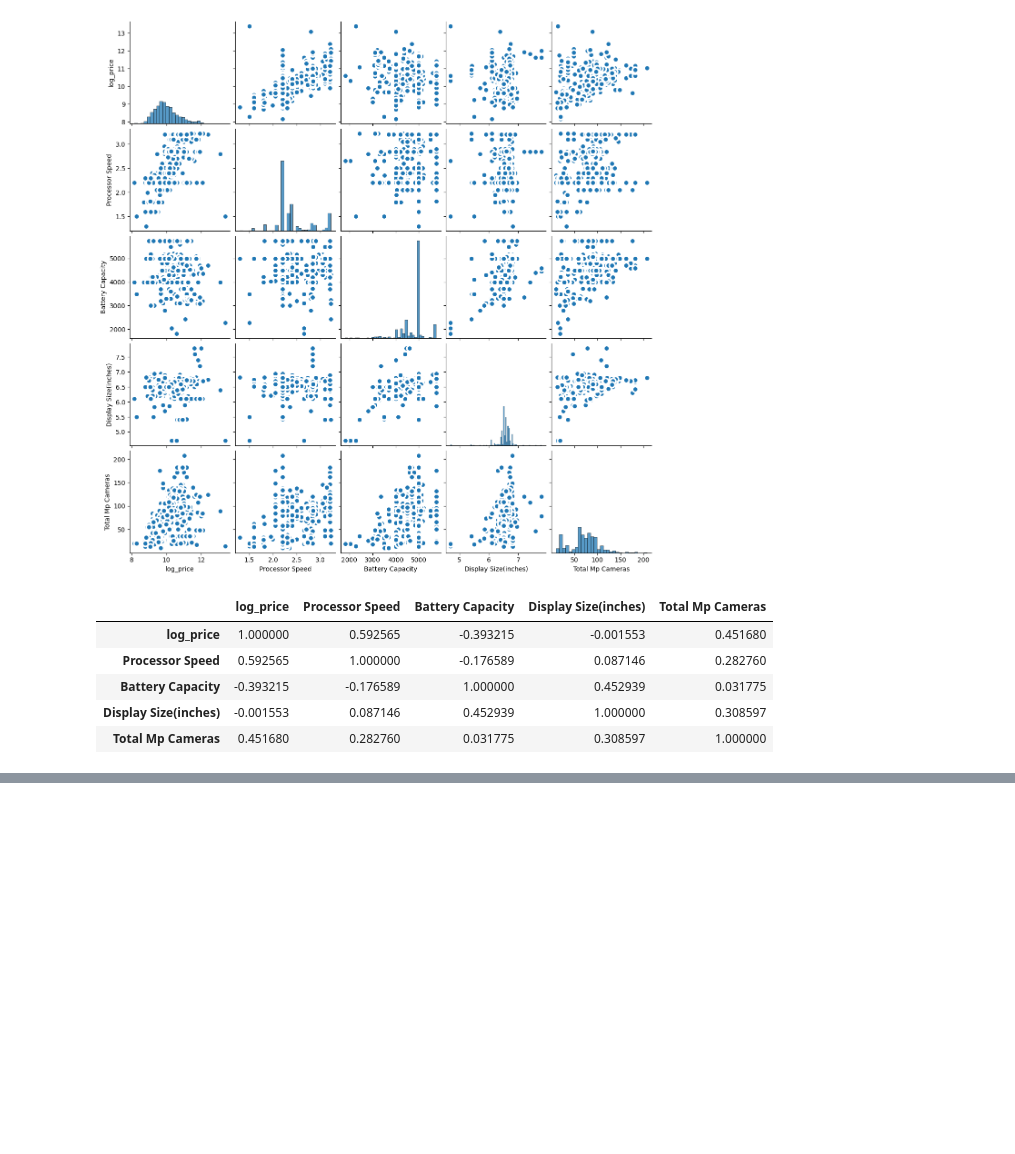
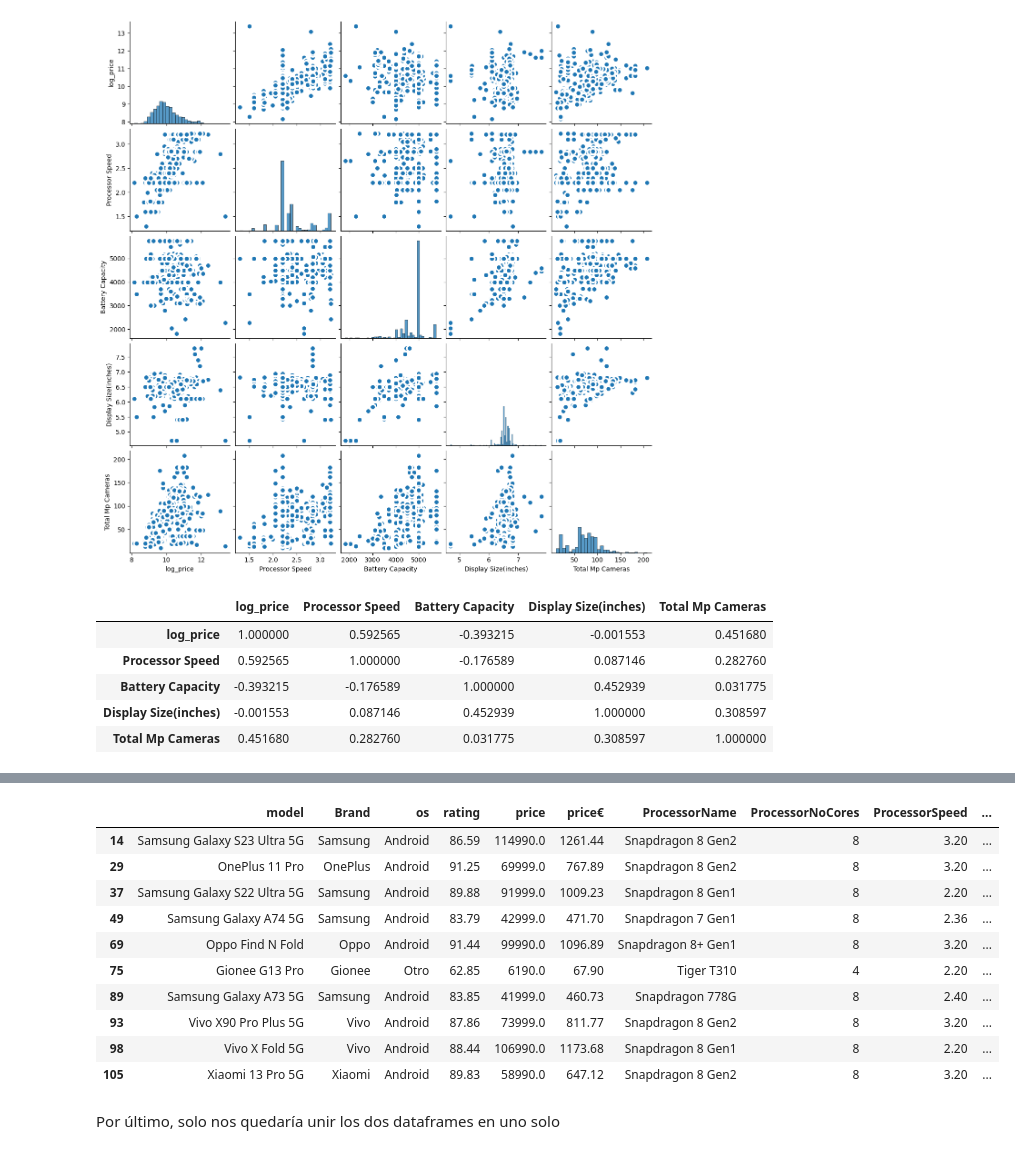
Before and after one commit to manuelangelrodr/EDA_Smartphones, a Jupyter notebook: src/notebooks/EDA_Provisional.ipynb, the cells around one changed output, grey strips where cells are left out. Cells and saved outputs as stored; diff of their text form; code cells hidden in the pictures; blank space fills up the shorter version.

```diff
--- a/src/notebooks/EDA_Provisional.ipynb
+++ b/src/notebooks/EDA_Provisional.ipynb
@@ -1634,0 +1672,11 @@ plt.show()
+# %%
+# Crear un diccionario de mapeo para renombrar las columnas
+nuevos_nombres = {col: col.replace(" ", "") for col in df_rating_con_nan.columns}
+
+# Renombrar las columnas usando el diccionario de mapeo
+df_rating_con_nan.rename(columns=nuevos_nombres, inplace=True)
+df_rating_con_nan.rename(columns={'ProcessorNo.ofCores': 'ProcessorNoCores', '5G': 'G5', 'RamSize(GB)': 'RamSize', 'RomSize(GB)': 'RomSize',
+                                  'DisplaySize(inches)':'DisplaySize'}, inplace=True)
+
+# Imprimir el DataFrame con las columnas renombradas
+df_rating_con_nan.columns
@@ -1634,0 +1831,32 @@ plt.show()
+# %%
+def regresion_multiple(df):
+    # Selecciona las variables independientes y la variable dependiente
+    X = df[['ExternalCardSupport', 'IRBlaster', 'G5', 'NFC', 'ProcessorNoCores', 'RamSize', 'RomSize', 'log_price', 'ProcessorSpeed', 'BatteryCapacity', 'DisplaySize', 'TotalMpCameras']]
+    y = df['rating']
+
+    # Añade una columna de intercepto
+    X = sm.add_constant(X)
+
+    # Ajusta el modelo OLS
+    modelo_ols = sm.OLS(y, X).fit()
+
+    # Muestra los resultados del modelo
+    print(modelo_ols.summary())
+
+    return modelo_ols
+
+# Aplica la función al DataFrame original
+modelo_original = regresion_multiple(df_rating_sin_nan)
+
+# Aplica el modelo a un nuevo DataFrame (df2)
+# Asegúrate de que las variables en df2 tengan los mismos nombres y tipos que en df1
+variables_independientes_df2 = df_rating_con_nan[['ExternalCardSupport', 'IRBlaster', 'G5', 'NFC', 'ProcessorNoCores', 'RamSize', 'RomSize', 'log_price', 'ProcessorSpeed', 'BatteryCapacity', 'DisplaySize', 'TotalMpCameras']]
+variables_independientes_df2 = sm.add_constant(variables_independientes_df2)
+predicciones_df2 = modelo_original.predict(variables_independientes_df2)
+
+# Las predicciones ahora se encuentran en la serie 'predicciones_df2'
+# Puedes añadir esta serie al DataFrame original o usarla según tus necesidades
+df_rating_con_nan['rating'] = round(predicciones_df2, 2)
+
+# Muestra el DataFrame df2 con las predicciones añadidas
+print(df_rating_con_nan[['ExternalCardSupport', 'IRBlaster', 'G5', 'NFC', 'ProcessorNoCores', 'RamSize', 'RomSize', 'log_price', 'ProcessorSpeed', 'BatteryCapacity', 'DisplaySize', 'TotalMpCameras']])
@@ -1634,0 +1886,16 @@ plt.show()
+# %%
+df_rating_con_nan.head(10)
+# %% [output]
+|  | model | Brand | os | rating | price | price€ | ProcessorName | ProcessorNoCores | ProcessorSpeed | ... |
+| 14 | Samsung Galaxy S23 Ultra 5G | Samsung | Android | 86.59 | 114990.0 | 1261.44 | Snapdragon 8 Gen2 | 8 | 3.20 | ... |
+| 29 | OnePlus 11 Pro | OnePlus | Android | 91.25 | 69999.0 | 767.89 | Snapdragon 8 Gen2 | 8 | 3.20 | ... |
+| 37 | Samsung Galaxy S22 Ultra 5G | Samsung | Android | 89.88 | 91999.0 | 1009.23 | Snapdragon 8 Gen1 | 8 | 2.20 | ... |
+| 49 | Samsung Galaxy A74 5G | Samsung | Android | 83.79 | 42999.0 | 471.70 | Snapdragon 7 Gen1 | 8 | 2.36 | ... |
+| 69 | Oppo Find N Fold | Oppo | Android | 91.44 | 99990.0 | 1096.89 | Snapdragon 8+ Gen1 | 8 | 3.20 | ... |
+| 75 | Gionee G13 Pro | Gionee | Otro | 62.85 | 6190.0 | 67.90 | Tiger T310 | 4 | 2.20 | ... |
+| 89 | Samsung Galaxy A73 5G | Samsung | Android | 83.85 | 41999.0 | 460.73 | Snapdragon 778G | 8 | 2.40 | ... |
+| 93 | Vivo X90 Pro Plus 5G | Vivo | Android | 87.86 | 73999.0 | 811.77 | Snapdragon 8 Gen2 | 8 | 3.20 | ... |
+| 98 | Vivo X Fold 5G | Vivo | Android | 88.44 | 106990.0 | 1173.68 | Snapdragon 8 Gen1 | 8 | 2.20 | ... |
+| 105 | Xiaomi 13 Pro 5G | Xiaomi | Android | 89.83 | 58990.0 | 647.12 | Snapdragon 8 Gen2 | 8 | 3.20 | ... |
+# %% [markdown]
+Por último, solo nos quedaría unir los dos dataframes en uno solo
```
Also changed, not shown: parts of 65 cells of this notebook, 3 other files.
